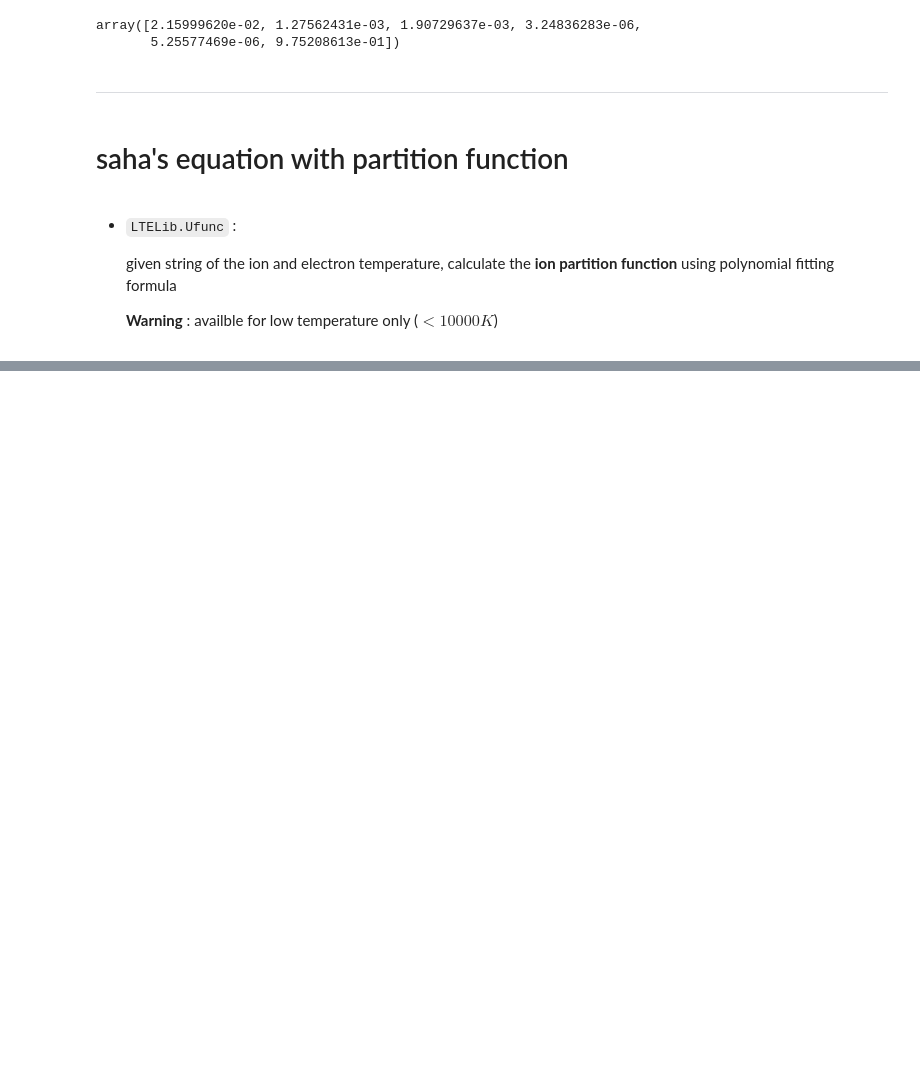
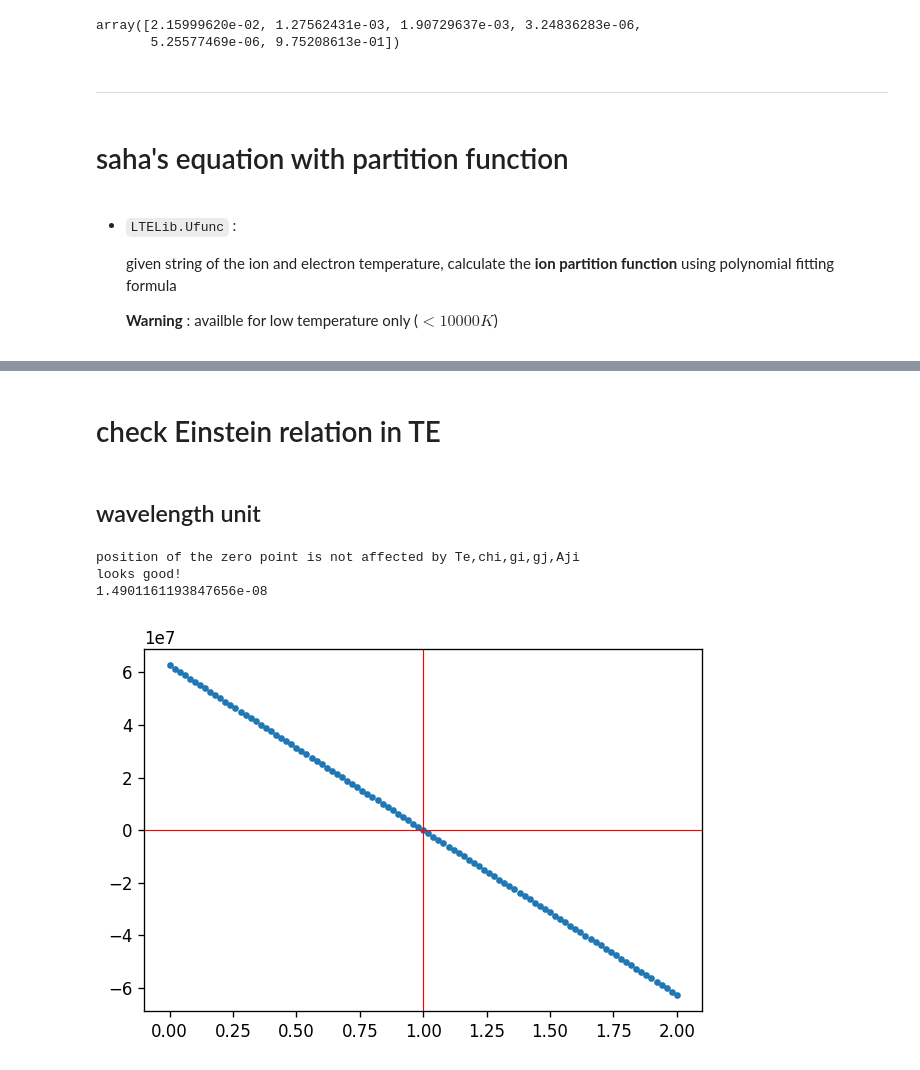
Before and after one commit to kouui/spectra-deprecated, a Jupyter notebook: notebooks/StatisticalEquilibrium/Demo_FullStatisticalEquilirbium_v1.ipynb, the cells around one changed output, grey strips where cells are left out. Cells and saved outputs as stored; diff of their text form; code cells hidden in the pictures; blank space fills up the shorter version.

```diff
--- a/notebooks/StatisticalEquilibrium/Demo_FullStatisticalEquilirbium_v1.ipynb
+++ b/notebooks/StatisticalEquilibrium/Demo_FullStatisticalEquilirbium_v1.ipynb
@@ -676,0 +674,42 @@ N_{j] / N_{j+1} =  8.201098430459023e-08
+# %% [markdown]
+# check Einstein relation in TE
+# %% [markdown]
+## wavelength unit
+# %%
+def Planck(w_, T_):
+    int_  = 2.0*Cst.h_*Cst.c_*Cst.c_ /(w_)**5
+    int_ /= np.exp( Cst.h_*Cst.c_/(Cst.k_*w_*T_) ) - 1.0
+    return int_
+
+_Te = 1E4              # [K]
+_chi = 1*Cst.eV2erg_   # [erg]
+_gi = 1
+_gj = 2
+_Aji = 1E8             # [cm^{-1}]
+
+_w0 = Cst.h_ * Cst.c_ / _chi  # [cm]
+_Bji, _Bij = LTELib.EinsteinA_to_EinsteinBs_cm(_Aji,_w0,_gi, _gj)
+#_nj_by_ni = _gj / _gi * np.exp(-_chi/Cst.k_/_Te)
+_nj_by_ni = LTELib.Boltzmann_distribution(_gi, _gj, _chi, _Te)
+
+
+_fac = np.linspace(0,2,101,endpoint=True)
+#_Jbar = Planck(_w0,_Te) * _fac
+_Jbar = LTELib.Planck_cm(_w0,_Te) * _fac
+
+#(_Aji + _Bji*_Jbar) * _nj_by_ni - _Bij*_Jbar
+fig, ax = plt.subplots(1,1, figsize=(6,4), dpi=120)
+ax.plot(_fac, (_Aji + _Bji*_Jbar) * _nj_by_ni - _Bij*_Jbar, ".")
+ax.axhline(y=0, color="red", lw=0.7)
+ax.axvline(x=1, color="red", lw=0.7)
+
+print("position of the zero point is not affected by Te,chi,gi,gj,Aji")
+print("looks good!")
+
+_Jbar = LTELib.Planck_cm(_w0,_Te)
+print((_Aji + _Bji*_Jbar) * _nj_by_ni - _Bij*_Jbar)
+# %% [output]
+position of the zero point is not affected by Te,chi,gi,gj,Aji
+looks good!
+1.4901161193847656e-08
+[figure, added]
```
Also changed, not shown: parts of 4 cells of this notebook, 10 other files.
